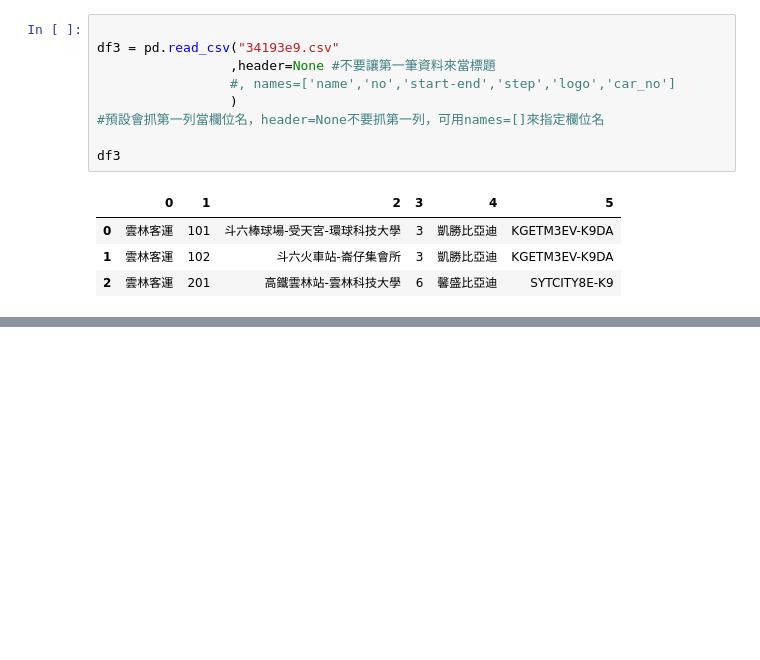
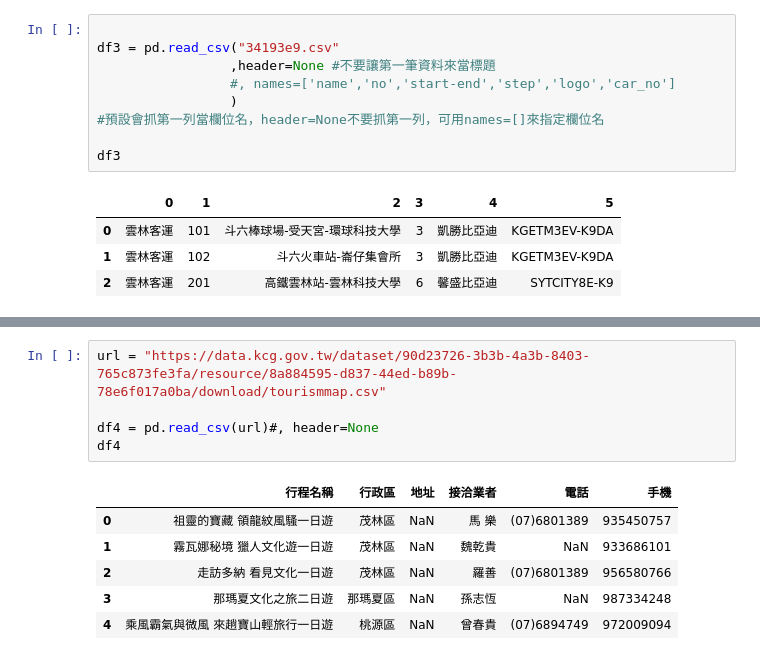
Before and after one commit to Han7502/pythonII202405, a Jupyter notebook: lesson2.ipynb, the cells around one changed output, grey strips where cells are left out. Saved outputs shown, nothing was run; the diff lists cells and outputs as text; blank space fills up the shorter version.

```diff
--- a/lesson2.ipynb
+++ b/lesson2.ipynb
@@ -146,0 +166,12 @@ df3
+# %%
+url = "https://data.kcg.gov.tw/dataset/90d23726-3b3b-4a3b-8403-765c873fe3fa/resource/8a884595-d837-44ed-b89b-78e6f017a0ba/download/tourismmap.csv"
+
+df4 = pd.read_csv(url)#, header=None
+df4
+# %% [output]
+|  | 行程名稱 | 行政區 | 地址 | 接洽業者 | 電話 | 手機 |
+| 0 | 祖靈的寶藏 領龍紋風騷一日遊 | 茂林區 | NaN | 馬 樂 | (07)6801389 | 935450757 |
+| 1 | 霧瓦娜秘境 獵人文化遊一日遊 | 茂林區 | NaN | 魏乾貴 | NaN | 933686101 |
+| 2 | 走訪多納 看見文化一日遊 | 茂林區 | NaN | 羅善 | (07)6801389 | 956580766 |
+| 3 | 那瑪夏文化之旅二日遊 | 那瑪夏區 | NaN | 孫志恆 | NaN | 987334248 |
+| 4 | 乘風霸氣與微風 來趟寶山輕旅行一日遊 | 桃源區 | NaN | 曾春貴 | (07)6894749 | 972009094 |
```
Also changed, not shown: parts of 30 cells of this notebook.
